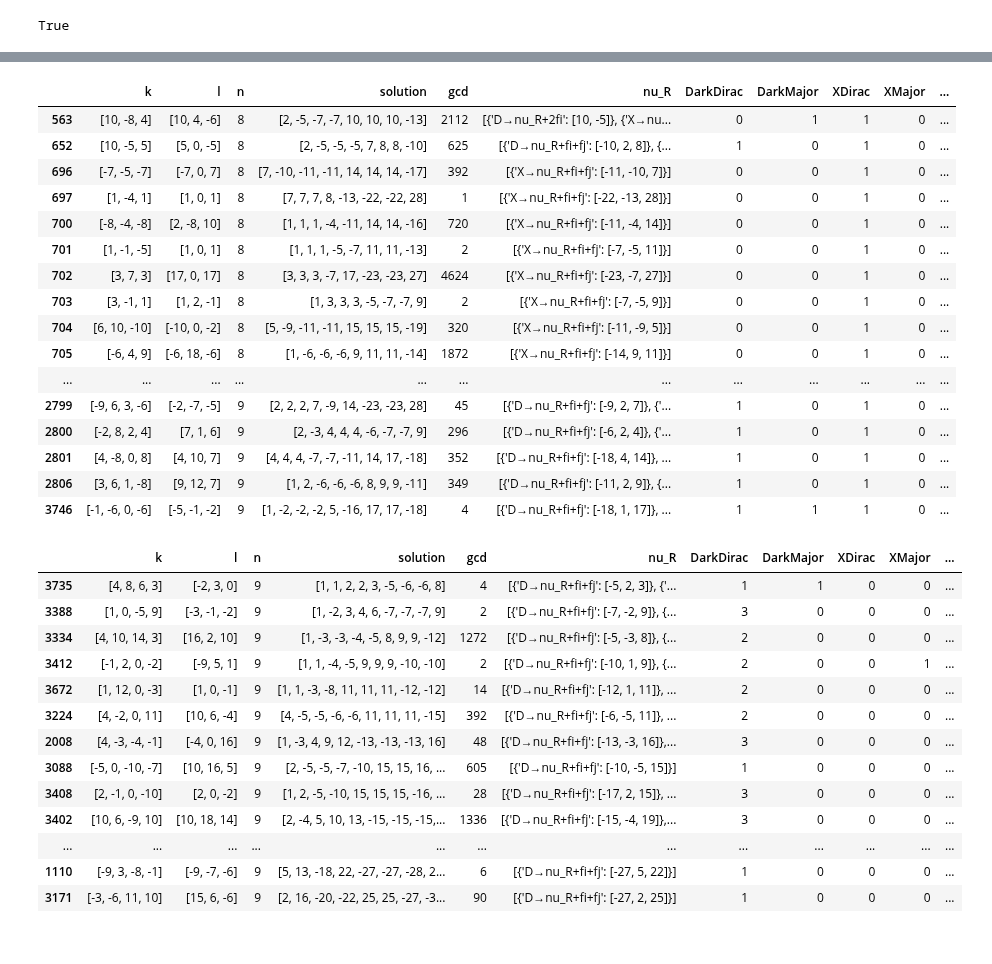
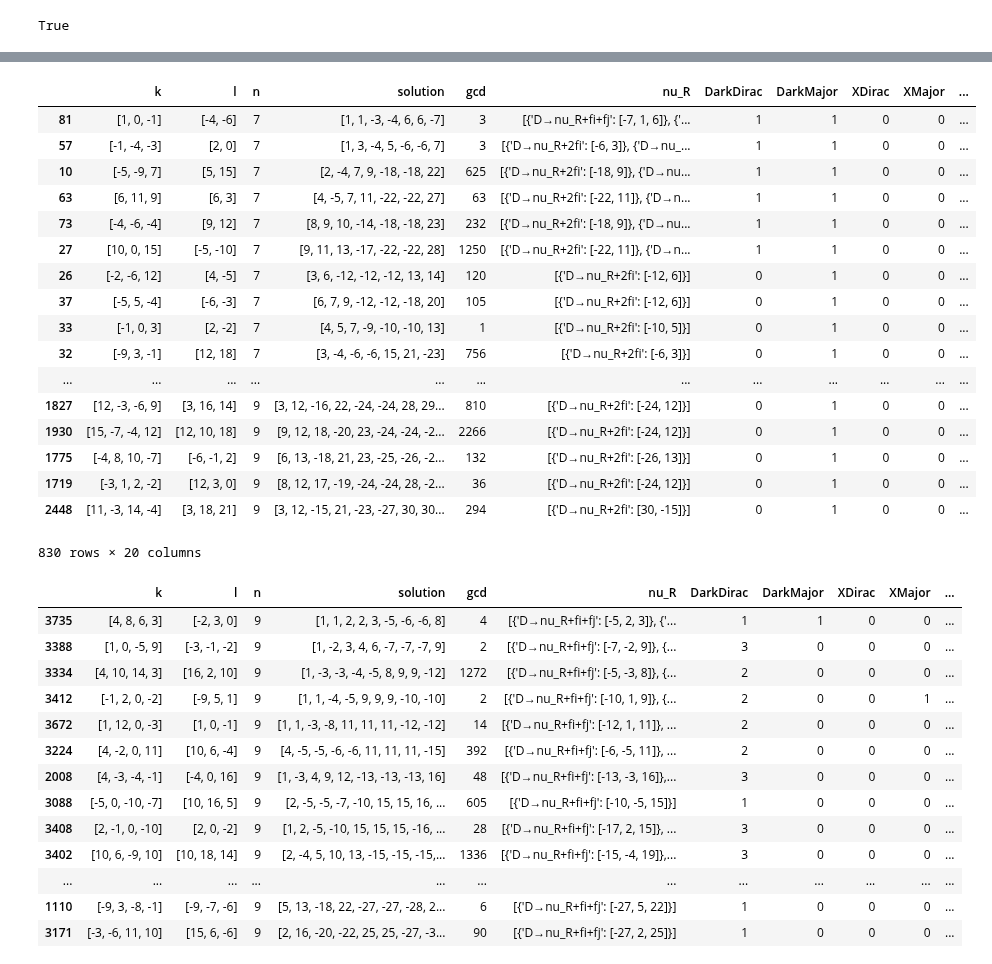
Before and after one commit to LBJ-Wade/anomaly, a Jupyter notebook: Analysis.ipynb, the cells around one changed output, grey strips where cells are left out. Saved outputs shown, nothing was run; the diff lists cells and outputs as text; code cells hidden in the pictures.

```diff
--- a/Analysis.ipynb
+++ b/Analysis.ipynb
@@ -102,21 +109,29 @@ True
 # %%
 def massfer(row,label='DarkDirac',nmax=10):
     #
-    if label=='DarkDirac':
+    if label=='DarkDirac' or label=='DarkMajor':
+        if label=='DarkDirac':
+            nuR='DD'
+        else:
+            nuR='DM'
         if row.get(label)>0:
             cdd=[]
-            for ν in row.get('DD'):
+            for ν in row.get(nuR):
                 l=row.get('solution').copy()
                 cdd.append( count_massless_fermions(l , ν)  )
             return min(cdd)
         else:
             return nmax
-    if label=='XDirac':
+    if label=='XDirac' or label=='XMajor':
+        if label=='XDirac':
+            nuR='XD'
+        else:
+            nuR='XM'
         if row.get(label)>0:
             cddmax=100
             for m in row['sltn'].get(3):
                 cdp=[]
-                for ν in row.get('XD'):
+                for ν in row.get(nuR):
                     l=row.get('solution').copy()
                     l=[ll for ll in l if ll!=m]
                     cdp.append( count_massless_fermions(l , ν,m)  )
@@ -126,20 +141,4 @@ def massfer(row,label='DarkDirac',nmax=10):
         else:
             return nmax
 # %%
-row=cl.loc[2806].to_dict()
+row=cl.loc[4].to_dict()
-# %%
-label='XDirac'
-if True:
-        if row.get(label)>0:
-            cddmax=100
-            for m in row['sltn'].get(3):
-                cdp=[]
-                for ν in row.get('XD'):
-                    l=row.get('solution').copy()
-                    l=[ll for ll in l if ll!=m]
-                    cdp.append( count_massless_fermions(l , ν,m)  )
-                if min(cdp)<cddmax:
-                    cdd=cdp
-            print( min(cdd)  )
-        else:
-            print(  nmax    )
@@ -147,0 +149,5 @@ if True:
+# %%
+cl['DD_massless']=cl.apply(lambda row: massfer(row,label='DarkDirac'),axis='columns')
+cl['DM_massless']=cl.apply(lambda row: massfer(row,label='DarkMajor'),axis='columns')
+cl['XD_massless']=cl.apply(lambda row: massfer(row,label='XDirac'),axis='columns')
+cl['XM_massless']=cl.apply(lambda row: massfer(row,label='XMajor'),axis='columns')
@@ -152,25 +167,26 @@ cl['XD_massless']=cl.apply(lambda row: massfer(row,label='XDirac'),axis='columns
-# %%
-cl[cl.apply(lambda row: massfer(row,label='XDirac'),axis='columns')<10]
-# %% [output]
-|  | k | l | n | solution | gcd | nu_R | DarkDirac | DarkMajor | XDirac | XMajor | ... |
-| 563 | [10, -8, 4] | [10, 4, -6] | 8 | [2, -5, -7, -7, 10, 10, 10, -13] | 2112 | [{'D→nu_R+2fi': [10, -5]}, {'X→nu... | 0 | 1 | 1 | 0 | ... |
-| 652 | [10, -5, 5] | [5, 0, -5] | 8 | [2, -5, -5, -5, 7, 8, 8, -10] | 625 | [{'D→nu_R+fi+fj': [-10, 2, 8]}, {... | 1 | 0 | 1 | 0 | ... |
-| 696 | [-7, -5, -7] | [-7, 0, 7] | 8 | [7, -10, -11, -11, 14, 14, 14, -17] | 392 | [{'X→nu_R+fi+fj': [-11, -10, 7]}] | 0 | 0 | 1 | 0 | ... |
-| 697 | [1, -4, 1] | [1, 0, 1] | 8 | [7, 7, 7, 8, -13, -22, -22, 28] | 1 | [{'X→nu_R+fi+fj': [-22, -13, 28]}] | 0 | 0 | 1 | 0 | ... |
-| 700 | [-8, -4, -8] | [2, -8, 10] | 8 | [1, 1, 1, -4, -11, 14, 14, -16] | 720 | [{'X→nu_R+fi+fj': [-11, -4, 14]}] | 0 | 0 | 1 | 0 | ... |
-| 701 | [1, -1, -5] | [1, 0, 1] | 8 | [1, 1, 1, -5, -7, 11, 11, -13] | 2 | [{'X→nu_R+fi+fj': [-7, -5, 11]}] | 0 | 0 | 1 | 0 | ... |
-| 702 | [3, 7, 3] | [17, 0, 17] | 8 | [3, 3, 3, -7, 17, -23, -23, 27] | 4624 | [{'X→nu_R+fi+fj': [-23, -7, 27]}] | 0 | 0 | 1 | 0 | ... |
-| 703 | [3, -1, 1] | [1, 2, -1] | 8 | [1, 3, 3, 3, -5, -7, -7, 9] | 2 | [{'X→nu_R+fi+fj': [-7, -5, 9]}] | 0 | 0 | 1 | 0 | ... |
-| 704 | [6, 10, -10] | [-10, 0, -2] | 8 | [5, -9, -11, -11, 15, 15, 15, -19] | 320 | [{'X→nu_R+fi+fj': [-11, -9, 5]}] | 0 | 0 | 1 | 0 | ... |
-| 705 | [-6, 4, 9] | [-6, 18, -6] | 8 | [1, -6, -6, -6, 9, 11, 11, -14] | 1872 | [{'X→nu_R+fi+fj': [-14, 9, 11]}] | 0 | 0 | 1 | 0 | ... |
-| ... | ... | ... | ... | ... | ... | ... | ... | ... | ... | ... | ... |
-| 2799 | [-9, 6, 3, -6] | [-2, -7, -5] | 9 | [2, 2, 2, 7, -9, 14, -23, -23, 28] | 45 | [{'D→nu_R+fi+fj': [-9, 2, 7]}, {'... | 1 | 0 | 1 | 0 | ... |
-| 2800 | [-2, 8, 2, 4] | [7, 1, 6] | 9 | [2, -3, 4, 4, 4, -6, -7, -7, 9] | 296 | [{'D→nu_R+fi+fj': [-6, 2, 4]}, {'... | 1 | 0 | 1 | 0 | ... |
-| 2801 | [4, -8, 0, 8] | [4, 10, 7] | 9 | [4, 4, 4, -7, -7, -11, 14, 17, -18] | 352 | [{'D→nu_R+fi+fj': [-18, 4, 14]}, ... | 1 | 0 | 1 | 0 | ... |
-| 2806 | [3, 6, 1, -8] | [9, 12, 7] | 9 | [1, 2, -6, -6, -6, 8, 9, 9, -11] | 349 | [{'D→nu_R+fi+fj': [-11, 2, 9]}, {... | 1 | 0 | 1 | 0 | ... |
-| 3746 | [-1, -6, 0, -6] | [-5, -1, -2] | 9 | [1, -2, -2, -2, 5, -16, 17, 17, -18] | 4 | [{'D→nu_R+fi+fj': [-18, 1, 17]}, ... | 1 | 1 | 1 | 0 | ... |
 # %%
 cl['total']=cl['solution'].reset_index(drop=True).apply(lambda l: np.abs( np.array(l) ).sum() )
+# %%
+cl[ (cl['n']>0) &  (cl['DarkMajor']>0) ].sort_values(['n','DM_massless','total'])
+# %% [output]
+|  | k | l | n | solution | gcd | nu_R | DarkDirac | DarkMajor | XDirac | XMajor | ... |
+| 81 | [1, 0, -1] | [-4, -6] | 7 | [1, 1, -3, -4, 6, 6, -7] | 3 | [{'D→nu_R+fi+fj': [-7, 1, 6]}, {'... | 1 | 1 | 0 | 0 | ... |
+| 57 | [-1, -4, -3] | [2, 0] | 7 | [1, 3, -4, 5, -6, -6, 7] | 3 | [{'D→nu_R+2fi': [-6, 3]}, {'D→nu_... | 1 | 1 | 0 | 0 | ... |
+| 10 | [-5, -9, 7] | [5, 15] | 7 | [2, -4, 7, 9, -18, -18, 22] | 625 | [{'D→nu_R+2fi': [-18, 9]}, {'D→nu... | 1 | 1 | 0 | 0 | ... |
+| 63 | [6, 11, 9] | [6, 3] | 7 | [4, -5, 7, 11, -22, -22, 27] | 63 | [{'D→nu_R+2fi': [-22, 11]}, {'D→n... | 1 | 1 | 0 | 0 | ... |
+| 73 | [-4, -6, -4] | [9, 12] | 7 | [8, 9, 10, -14, -18, -18, 23] | 232 | [{'D→nu_R+2fi': [-18, 9]}, {'D→nu... | 1 | 1 | 0 | 0 | ... |
+| 27 | [10, 0, 15] | [-5, -10] | 7 | [9, 11, 13, -17, -22, -22, 28] | 1250 | [{'D→nu_R+2fi': [-22, 11]}, {'D→n... | 1 | 1 | 0 | 0 | ... |
+| 26 | [-2, -6, 12] | [4, -5] | 7 | [3, 6, -12, -12, -12, 13, 14] | 120 | [{'D→nu_R+2fi': [-12, 6]}] | 0 | 1 | 0 | 0 | ... |
+| 37 | [-5, 5, -4] | [-6, -3] | 7 | [6, 7, 9, -12, -12, -18, 20] | 105 | [{'D→nu_R+2fi': [-12, 6]}] | 0 | 1 | 0 | 0 | ... |
+| 33 | [-1, 0, 3] | [2, -2] | 7 | [4, 5, 7, -9, -10, -10, 13] | 1 | [{'D→nu_R+2fi': [-10, 5]}] | 0 | 1 | 0 | 0 | ... |
+| 32 | [-9, 3, -1] | [12, 18] | 7 | [3, -4, -6, -6, 15, 21, -23] | 756 | [{'D→nu_R+2fi': [-6, 3]}] | 0 | 1 | 0 | 0 | ... |
+| ... | ... | ... | ... | ... | ... | ... | ... | ... | ... | ... | ... |
+| 1827 | [12, -3, -6, 9] | [3, 16, 14] | 9 | [3, 12, -16, 22, -24, -24, 28, 29... | 810 | [{'D→nu_R+2fi': [-24, 12]}] | 0 | 1 | 0 | 0 | ... |
+| 1930 | [15, -7, -4, 12] | [12, 10, 18] | 9 | [9, 12, 18, -20, 23, -24, -24, -2... | 2266 | [{'D→nu_R+2fi': [-24, 12]}] | 0 | 1 | 0 | 0 | ... |
+| 1775 | [-4, 8, 10, -7] | [-6, -1, 2] | 9 | [6, 13, -18, 21, 23, -25, -26, -2... | 132 | [{'D→nu_R+2fi': [-26, 13]}] | 0 | 1 | 0 | 0 | ... |
+| 1719 | [-3, 1, 2, -2] | [12, 3, 0] | 9 | [8, 12, 17, -19, -24, -24, 28, -2... | 36 | [{'D→nu_R+2fi': [-24, 12]}] | 0 | 1 | 0 | 0 | ... |
+| 2448 | [11, -3, 14, -4] | [3, 18, 21] | 9 | [3, 12, -15, 21, -23, -27, 30, 30... | 294 | [{'D→nu_R+2fi': [30, -15]}] | 0 | 1 | 0 | 0 | ... |
+830 rows × 20 columns
 # %%
 cl[ (cl['n']==9) &  (cl['DarkDirac']>0) ].sort_values(['DD_massless','total'])
 # %% [output]
```
Also changed, not shown: parts of 7 cells of this notebook, 2 other files.
